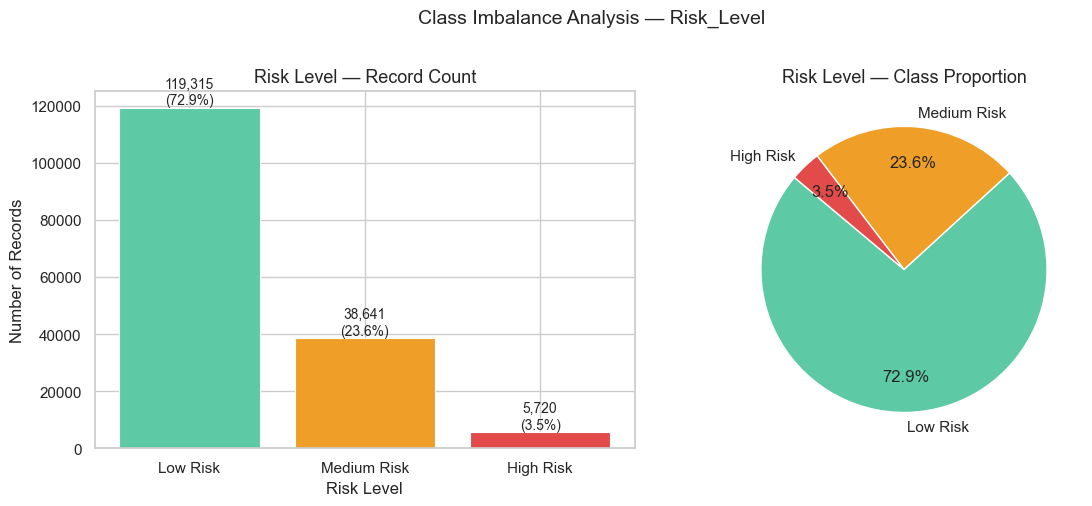
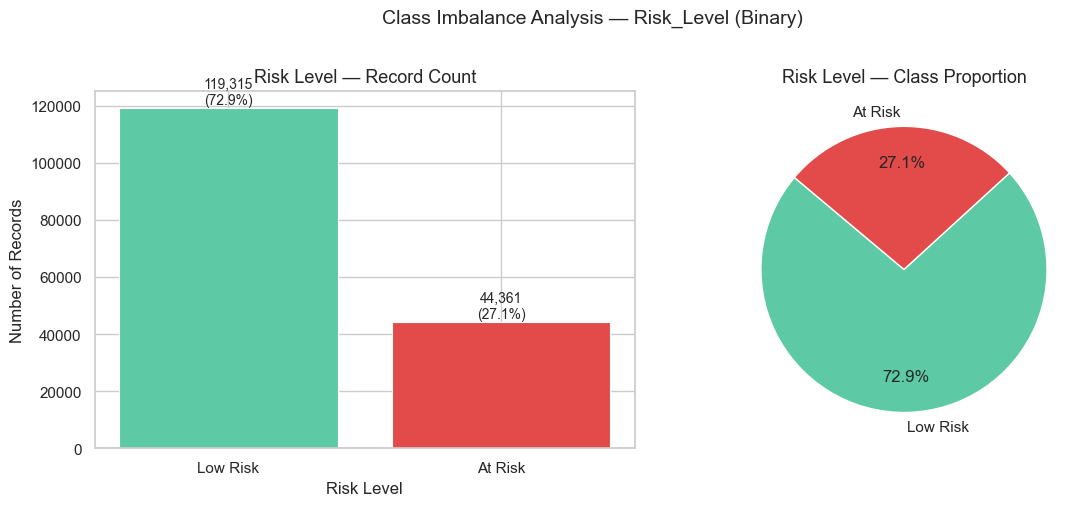
The notebook cell's code change between the first figure and the second:
--- before
+++ after
@@ -7,10 +7,10 @@
 risk_pct    = df['Risk_Level'].value_counts(normalize=True).sort_index() * 100
 
-risk_labels = {0: 'Low Risk', 1: 'Medium Risk', 2: 'High Risk'}
-colors      = ['#5DCAA5', '#EF9F27', '#E24B4A']
+risk_labels = {0: 'Low Risk', 1: 'At Risk'}
+colors      = ['#5DCAA5', '#E24B4A']
 
 print("Risk Level Distribution:")
 print("-" * 40)
-for level in [0, 1, 2]:
+for level in [0, 1]:
     print(f"  {risk_labels[level]} (class {level}): "
           f"{risk_counts[level]:>6,}  ({risk_pct[level]:.1f}%)")
@@ -32,23 +32,23 @@
 
 # Bar chart
-axes[0].bar([risk_labels[i] for i in [0,1,2]],
-            [risk_counts[i] for i in [0,1,2]],
+axes[0].bar([risk_labels[i] for i in [0, 1]],
+            [risk_counts[i] for i in [0, 1]],
             color=colors, edgecolor='white', linewidth=0.8)
 axes[0].set_title('Risk Level — Record Count', fontsize=13)
 axes[0].set_xlabel('Risk Level')
 axes[0].set_ylabel('Number of Records')
-for i, (cnt, pct) in enumerate(zip([risk_counts[j] for j in [0,1,2]],
-                                    [risk_pct[j]    for j in [0,1,2]])):
+for i, (cnt, pct) in enumerate(zip([risk_counts[j] for j in [0, 1]],
+                                    [risk_pct[j]    for j in [0, 1]])):
     axes[0].text(i, cnt + risk_counts.max() * 0.01,
                  f'{cnt:,}\n({pct:.1f}%)', ha='center', fontsize=10)
 
 # Pie chart
-axes[1].pie([risk_counts[i] for i in [0,1,2]],
-            labels=[risk_labels[i] for i in [0,1,2]],
+axes[1].pie([risk_counts[i] for i in [0, 1]],
+            labels=[risk_labels[i] for i in [0, 1]],
             autopct='%1.1f%%', colors=colors,
             startangle=140, pctdistance=0.75)
 axes[1].set_title('Risk Level — Class Proportion', fontsize=13)
 
-plt.suptitle('Class Imbalance Analysis — Risk_Level', fontsize=14, y=1.01)
+plt.suptitle('Class Imbalance Analysis — Risk_Level (Binary)', fontsize=14, y=1.01)
 plt.tight_layout()
 plt.savefig('class_imbalance.png', dpi=150, bbox_inches='tight')

Commit: done